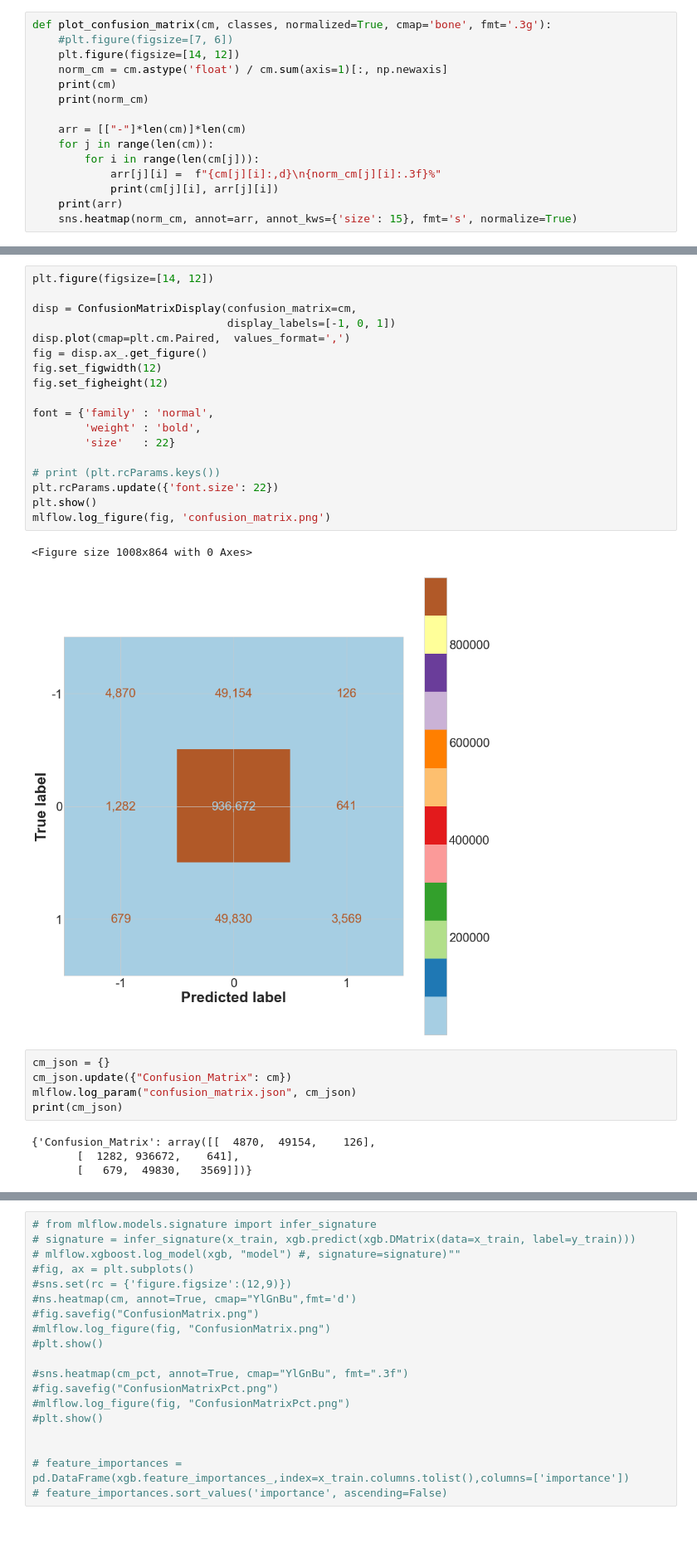
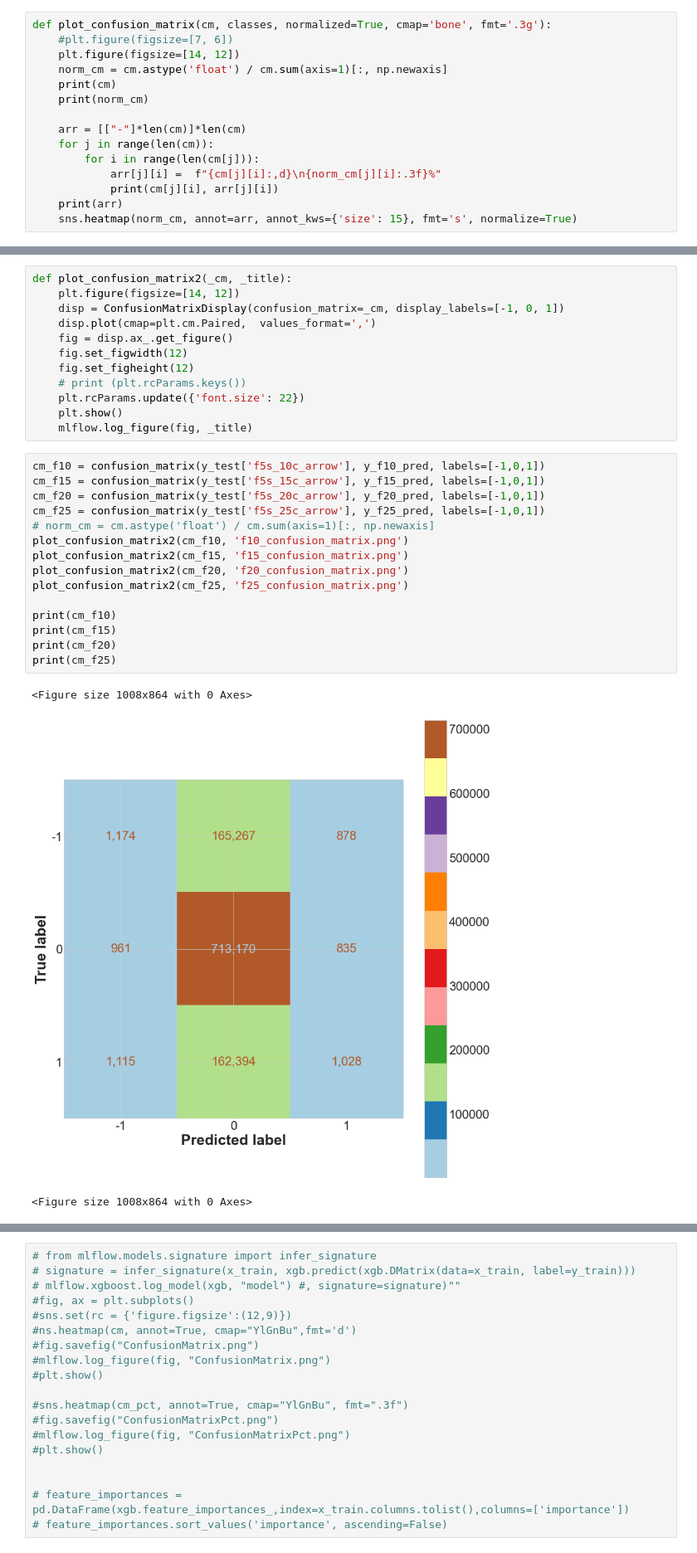
Before and after one commit to mvellayan/OptionList4, a Jupyter notebook: vol-xgboost.ipynb, the cells around one changed output, grey strips where cells are left out. Shown at 83% size. Saved outputs shown, nothing was run; the diff lists cells and outputs as text; blank space fills up the shorter version.

```diff
--- a/vol-xgboost.ipynb
+++ b/vol-xgboost.ipynb
@@ -243,30 +272,31 @@ print (cm)
 # %%
-plt.figure(figsize=[14, 12])
-
-disp = ConfusionMatrixDisplay(confusion_matrix=cm,
-                              display_labels=[-1, 0, 1])
-disp.plot(cmap=plt.cm.Paired,  values_format=',')
-fig = disp.ax_.get_figure()
-fig.set_figwidth(12)
-fig.set_figheight(12)
-
-font = {'family' : 'normal',
-        'weight' : 'bold',
-        'size'   : 22}
-
-# print (plt.rcParams.keys())
-plt.rcParams.update({'font.size': 22})
-plt.show()
-mlflow.log_figure(fig, 'confusion_matrix.png')
+def plot_confusion_matrix2(_cm, _title):
+    plt.figure(figsize=[14, 12])
+    disp = ConfusionMatrixDisplay(confusion_matrix=_cm, display_labels=[-1, 0, 1])
+    disp.plot(cmap=plt.cm.Paired,  values_format=',')
+    fig = disp.ax_.get_figure()
+    fig.set_figwidth(12)
+    fig.set_figheight(12)
+    # print (plt.rcParams.keys())
+    plt.rcParams.update({'font.size': 22})
+    plt.show()
+    mlflow.log_figure(fig, _title)
-# %% [output]
-<Figure size 1008x864 with 0 Axes>
-[figure, removed]
-# %%
-cm_json = {}
-cm_json.update({"Confusion_Matrix": cm})
-mlflow.log_param("confusion_matrix.json", cm_json)
-print(cm_json)
-# %% [output]
-{'Confusion_Matrix': array([[  4870,  49154,    126],
-       [  1282, 936672,    641],
-       [   679,  49830,   3569]])}
+# %%
+cm_f10 = confusion_matrix(y_test['f5s_10c_arrow'], y_f10_pred, labels=[-1,0,1])
+cm_f15 = confusion_matrix(y_test['f5s_15c_arrow'], y_f15_pred, labels=[-1,0,1])
+cm_f20 = confusion_matrix(y_test['f5s_20c_arrow'], y_f20_pred, labels=[-1,0,1])
+cm_f25 = confusion_matrix(y_test['f5s_25c_arrow'], y_f25_pred, labels=[-1,0,1])
+# norm_cm = cm.astype('float') / cm.sum(axis=1)[:, np.newaxis]
+plot_confusion_matrix2(cm_f10, 'f10_confusion_matrix.png')
+plot_confusion_matrix2(cm_f15, 'f15_confusion_matrix.png')
+plot_confusion_matrix2(cm_f20, 'f20_confusion_matrix.png')
+plot_confusion_matrix2(cm_f25, 'f25_confusion_matrix.png')
+
+print(cm_f10)
+print(cm_f15)
+print(cm_f20)
+print(cm_f25)
+# %% [output]
+<Figure size 1008x864 with 0 Axes>
+[figure, added]
+<Figure size 1008x864 with 0 Axes>
```
Also changed, not shown: parts of 34 cells of this notebook, 3 other files.
